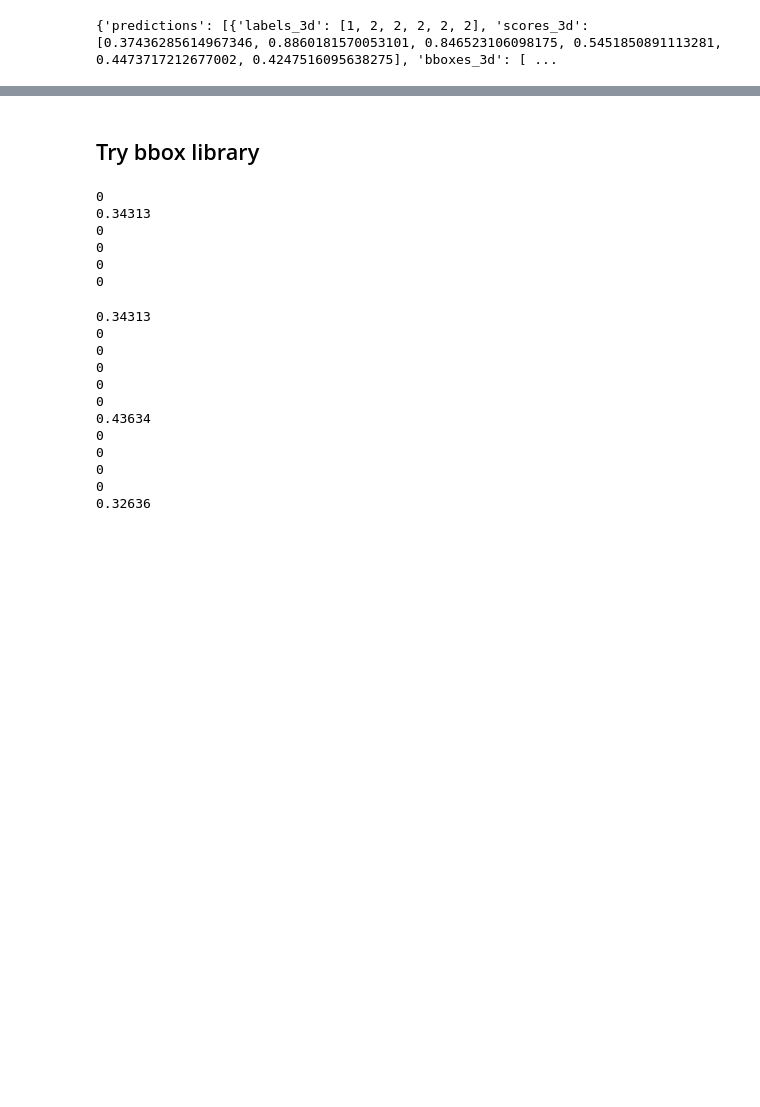
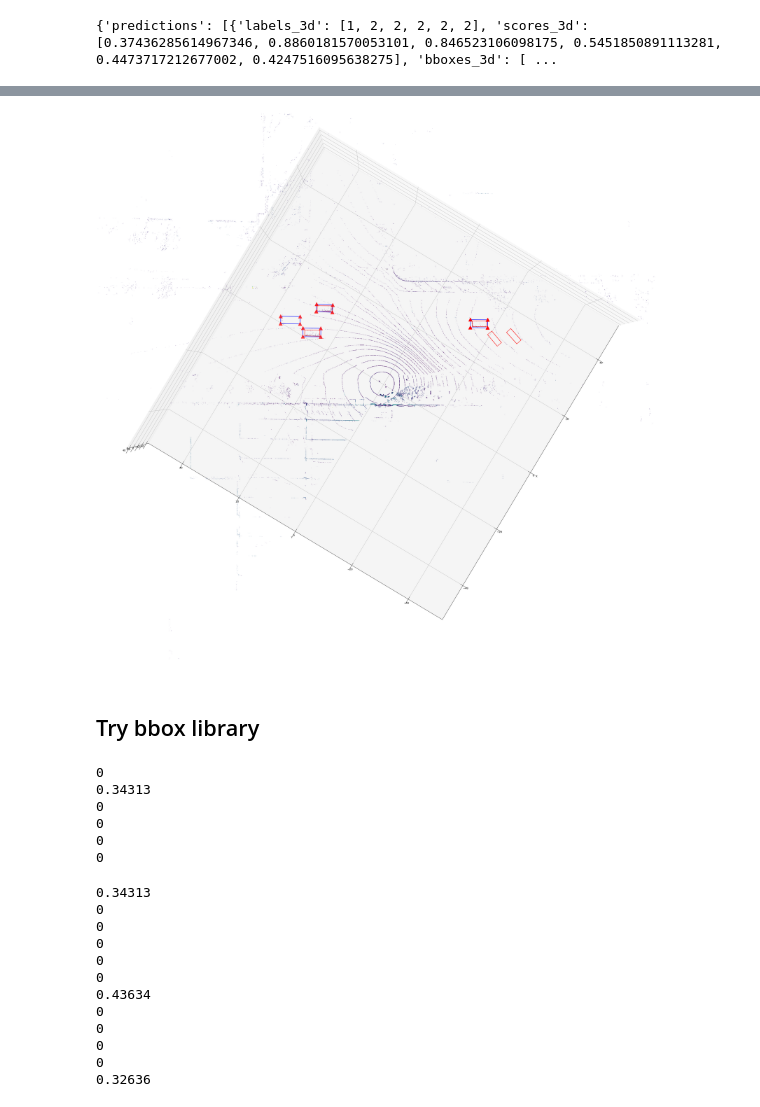
Before and after one commit to CalTransProject/3D-Vehicle-Detection-PointPillars, a Jupyter notebook: server_scripts/arcs_inference_evaluation_test.ipynb, the cells around one changed output, grey strips where cells are left out. Saved outputs shown, nothing was run; the diff lists cells and outputs as text; code cells hidden in the pictures; blank space fills up the shorter version.

```diff
--- a/server_scripts/arcs_inference_evaluation_test.ipynb
+++ b/server_scripts/arcs_inference_evaluation_test.ipynb
@@ -226,3 +275,53 @@ fig.savefig('3d_scatter_with_bboxes.png', dpi=300)
+# %%
+# Set up the plot
+fig = plt.figure(figsize=(40, 40))
+
+ax = fig.add_subplot(111, projection='3d')
+
+ax.scatter(points['x'], points['y'], points['z'], s=0.1, c=points['intensity'], cmap='viridis', marker=',')
+
+score_threshold = 0.23
+
+# Plot each bounding box with score above threshold
+for pred in predictions['predictions']:
+    for label, score, bbox in zip(pred['labels_3d'], pred['scores_3d'], pred['bboxes_3d']):
+        if score > score_threshold and label == 2:
+            plot_bbox(ax, bbox, 'r')
+
+corner_points = []
+# Plot ground truth
+
+for bbox in read_kitti_labels(label_path):
+    # And corners points to list(to check that that function is working)
+    corners = get_box_corners(bbox[0], bbox[1], bbox[2], bbox[3], bbox[4], bbox[5], bbox[6])
+    for corner in corners:
+        corner_points.extend(corner)
+    plot_bbox(ax, bbox, 'b')
+
+# Plot corners
+# print(corner_points)
+corner_points_np = np.array(corner_points).reshape(-1, 3)
+ax.scatter(corner_points_np[:, 0], corner_points_np[:, 1], corner_points_np[:, 2], s=200, c='r', marker='^')
+
+# Setting axes properties
+ax.set_xlabel('X')
+ax.set_ylabel('Y')
+ax.set_zlabel('Z')
+set_axes_equal(ax)
+
+# Setting axes properties with a limited range
+set_axes_limited(ax)
+
+# Adjust the view angle if needed
+ax.view_init(elev=90, azim=210)
+
+# Show the plot
+plt.show()
+
+# Save the figure
+# fig.savefig('3d_scatter_with_bboxes.png', dpi=300)
+# %% [output]
+[figure, added]
 # %% [markdown]
 ## Try bbox library
 # %%
```
Also changed, not shown: parts of 20 cells of this notebook, 2 other files.
